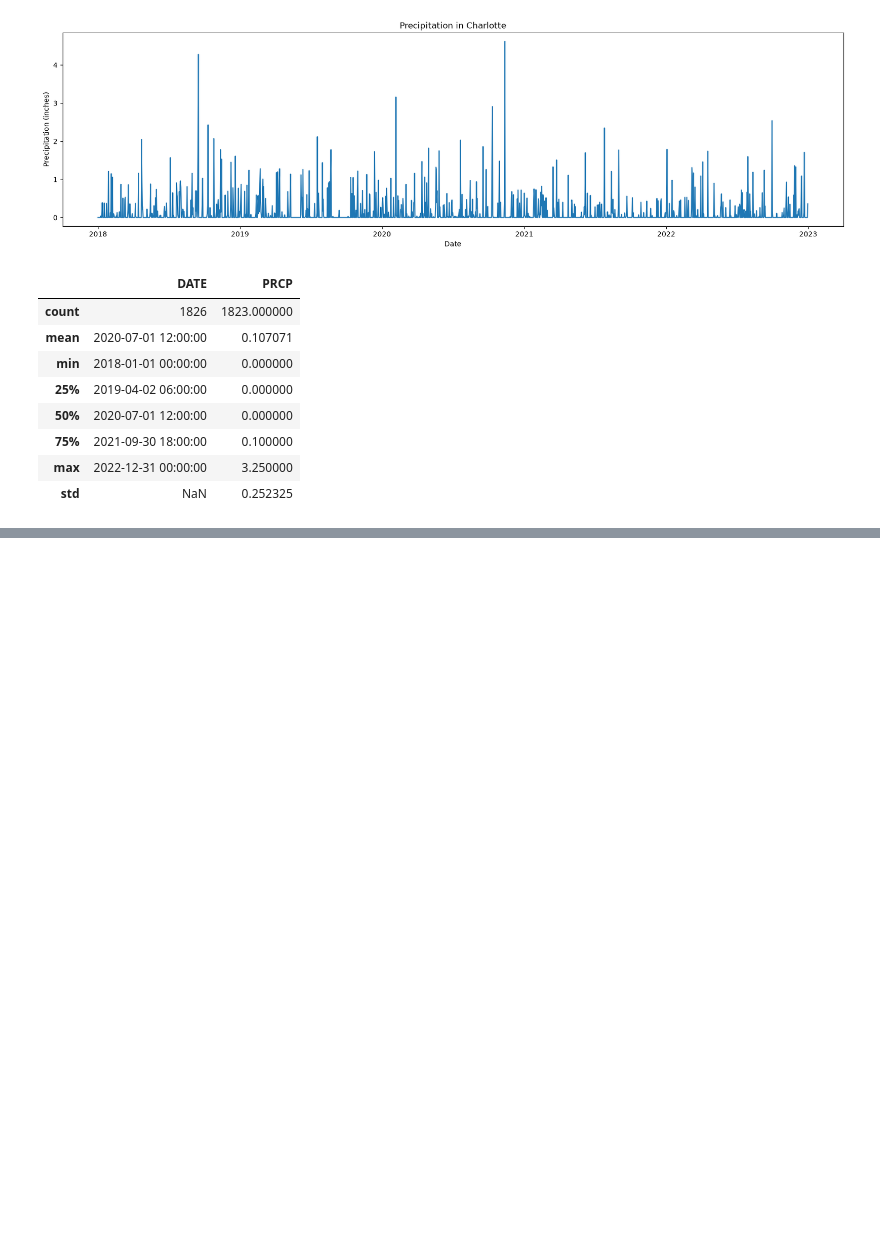
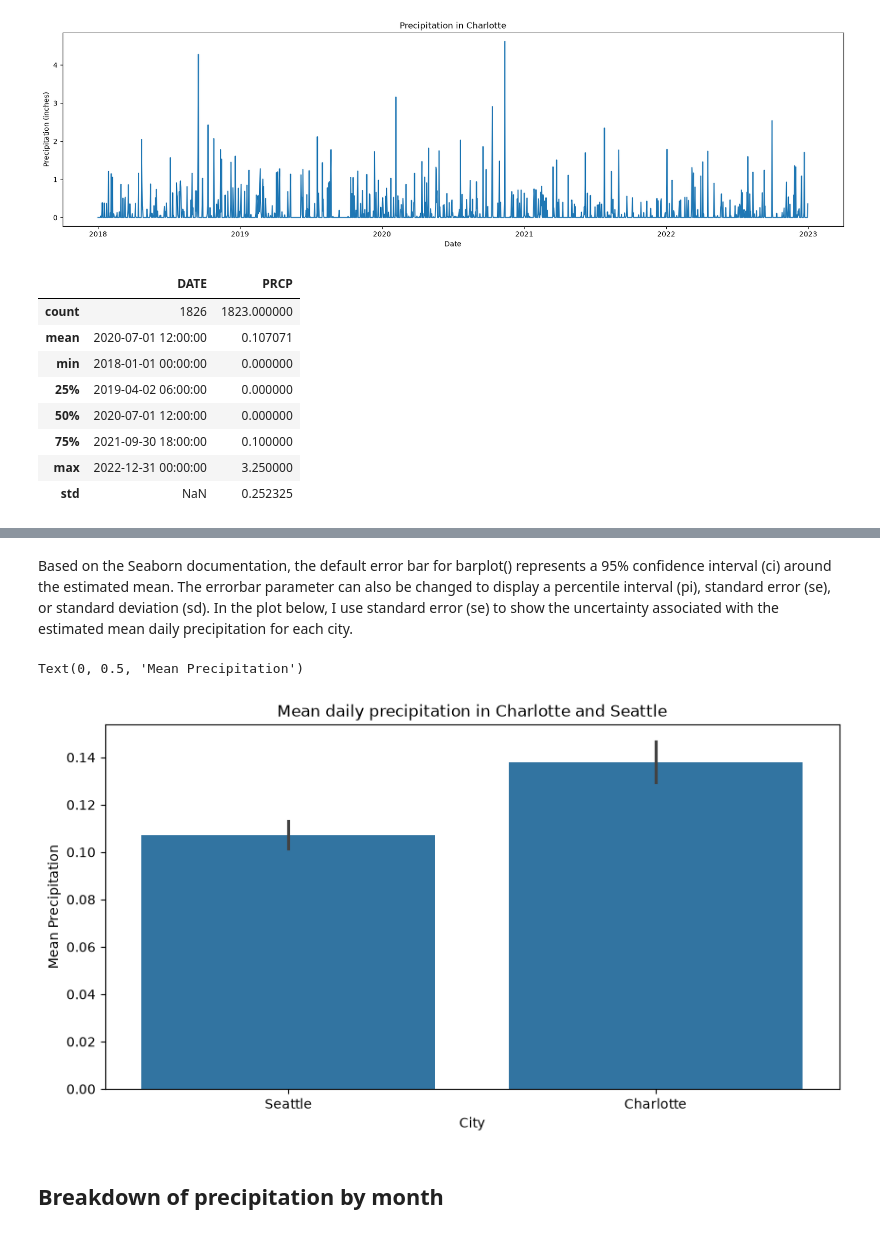
Before and after one commit to binay8/weather, a Jupyter notebook: code/Weather_Data.ipynb, the cells around one changed output, grey strips where cells are left out. Drawn from its saved outputs; the diff is of its cells as text; code cells hidden in the pictures; blank space fills up the shorter version.

```diff
--- a/code/Weather_Data.ipynb
+++ b/code/Weather_Data.ipynb
@@ -231,0 +467,15 @@ df_cha.describe()
+# %% [markdown]
+Based on the Seaborn documentation, the default error bar for barplot() represents a 95% confidence interval (ci) around the estimated mean. The errorbar parameter can also be changed to display a percentile interval (pi), standard error (se), or standard deviation (sd). In the plot below, I use standard error (se) to show the uncertainty associated with the estimated mean daily precipitation for each city.
+# %%
+plt.figure(figsize = (10,5))
+
+sns.barplot(data = df, x = 'city', y = 'precipitation', errorbar= ('se'))
+
+plt.title("Mean daily precipitation in Charlotte and Seattle")
+plt.xlabel("City")
+plt.ylabel("Mean Precipitation")
+# %% [output]
+Text(0, 0.5, 'Mean Precipitation')
+[figure, added]
+# %% [markdown]
+## Breakdown of precipitation by month
```
Also changed, not shown: parts of 44 cells of this notebook.
